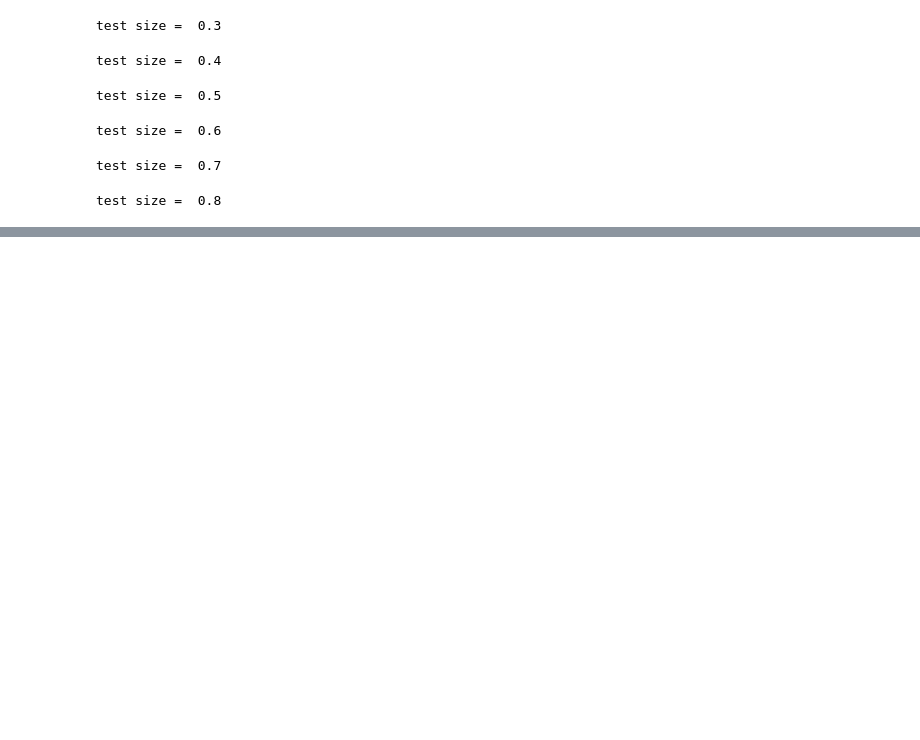
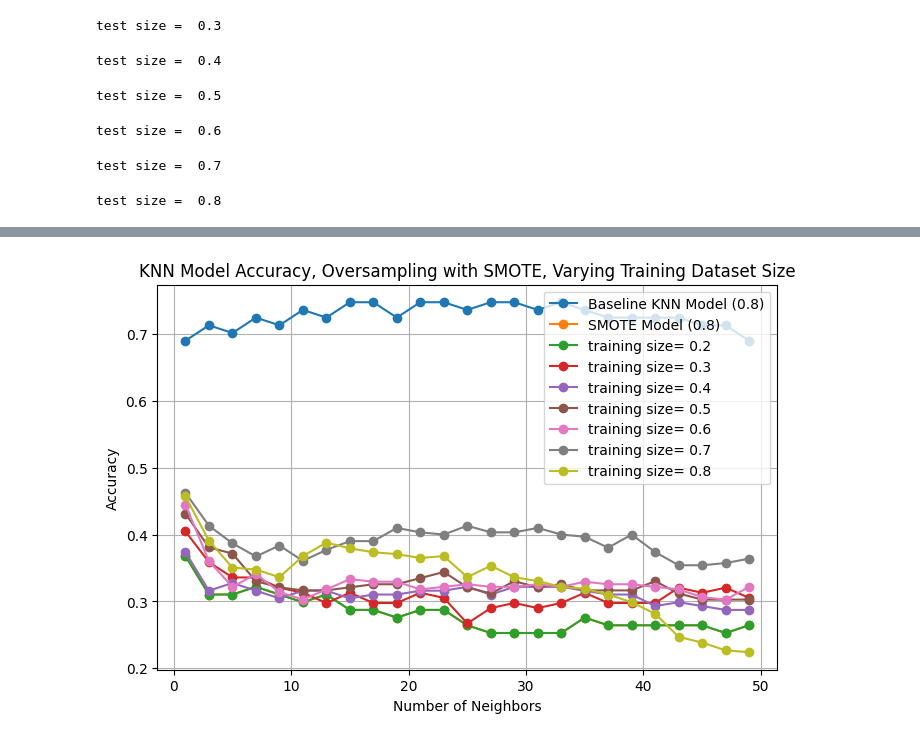
Before and after one commit to dnaae/ML-, a Jupyter notebook: KNN.ipynb, the cells around one changed output, grey strips where cells are left out. Cells and saved outputs as stored; diff of their text form; code cells hidden in the pictures; blank space fills up the shorter version.

```diff
--- a/KNN.ipynb
+++ b/KNN.ipynb
@@ -212,6 +230,21 @@ accuracy_scores_4 = []
 for j in [0.2, 0.3, 0.4]:
     for k in [6, 8, 10]:
         for i in number_of_neighbors_list:
-            accuracy = KNN2(neighbors=i, test_size=j, type_smote='KMeansSMOTE', do_cross=k)
+            accuracy = KNN2(neighbors=i, test_size=j, type_smote='SMOTE', do_cross=k)
             accuracy_scores.append(accuracy)
 accuracy_scores_4.append((j, accuracy_scores))
+# %%
+fig = plt.figure(figsize=(8, 5))
+fig = fig.add_subplot(111)
+fig.plot(number_of_neighbors_list, baseline_accuracy_scores, marker='o', label="Baseline KNN Model (0.8)")
+fig.plot(number_of_neighbors_list, baseline_kmeans_accuracy_scores, marker='o', label="SMOTE Model (0.8)")
+fig.set_xlabel('Number of Neighbors')
+fig.set_ylabel('Accuracy')
+fig.set_title('KNN Model Accuracy, Oversampling with SMOTE, Varying Training Dataset Size')
+fig.legend()
+fig.grid()
+for i in range(len(accuracy_scores_3)):
+    fig.plot(number_of_neighbors_list, accuracy_scores_3[i][1], marker='o', label="training size= {}".format(accuracy_scores_3[i][0]))
+    fig.legend()
+# %% [output]
+[figure, added]
```
Also changed, not shown: parts of 15 cells of this notebook.
